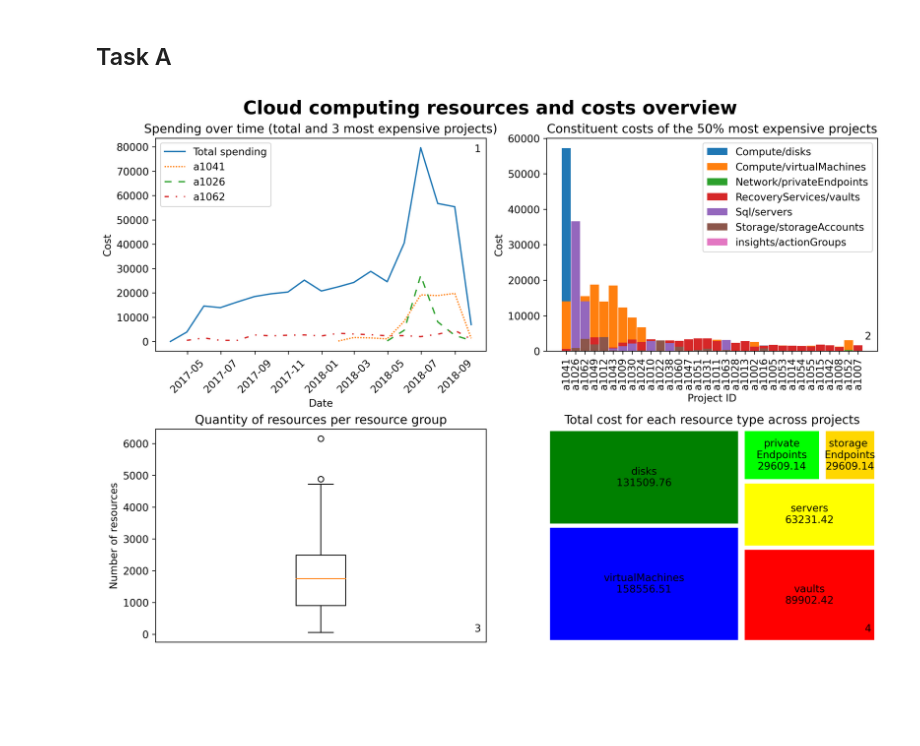
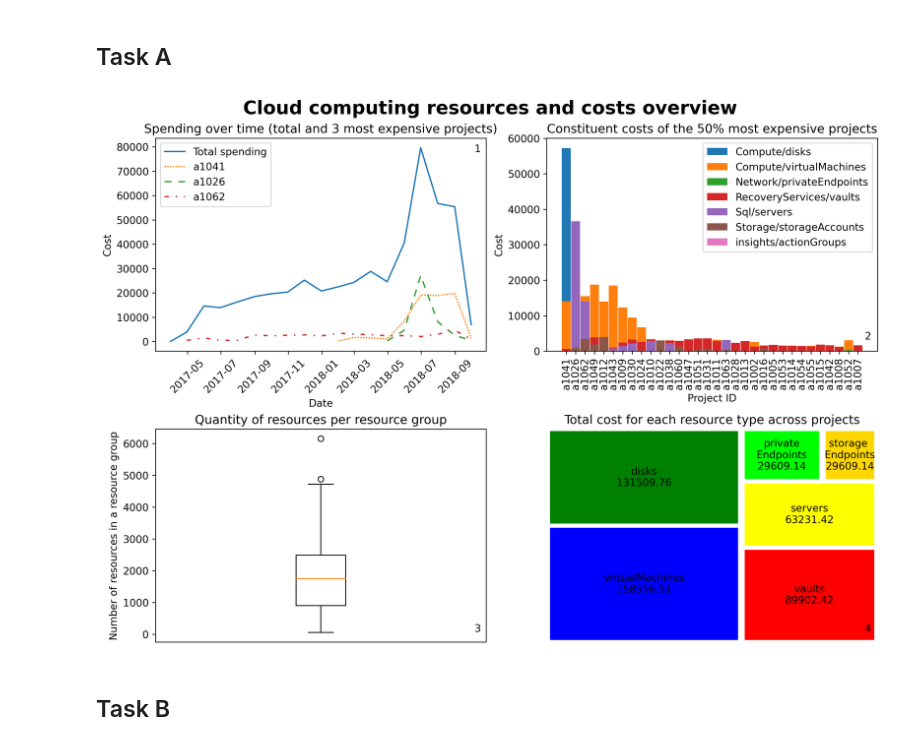
Before and after one commit to ChackMociute/Information-Visualization-coursework-1, a Jupyter notebook: Coursework 1.ipynb, the cells around one changed output. Saved outputs shown, nothing was run; the diff lists cells and outputs as text; code cells hidden in the pictures; blank space fills up the shorter version.

Commit message:
Added task B

```diff
--- a/Coursework 1.ipynb
+++ b/Coursework 1.ipynb
@@ -32,7 +38,6 @@ resource_cost = df.groupby(["Type"]).sum("Spend to Date").squeeze()
 resource_cost = resource_cost[resource_cost > 0].sort_values(ascending=False)
 # %%
 fig, axs = plt.subplots(2, 2, figsize=(11.69, 8.27), dpi=300, constrained_layout=True)
-matplotlib.rc('font', size=11)
 
 ax = axs[0, 0]
 styles = [(0, (1, 1)), (0, (5, 5)), (0, (3, 5, 1, 5))]
@@ -47,32 +52,34 @@ fig.text(0.48, 0.9, '1')
 ax.legend()
 
 ax = axs[0, 1]
 for label, data in prices_per_resource.iterrows():
     ax.bar(prices_per_resource.columns, data, 0.95, label=label)
 ax.set_xticklabels(ax.get_xticklabels(), rotation=90)
 ax.set_xlabel("Project ID")
 ax.set_ylabel("Cost")
 ax.set_title("Constituent costs of the 50% most expensive projects")
 fig.text(0.98, 0.56, '2')
 ax.legend()
 
 ax = axs[1, 0]
 ax.boxplot(resource_group_sizes)
 ax.set_xticks([])
-ax.set_ylabel("Number of resources")
+ax.set_ylabel("Number of resources in a resource group")
 ax.set_title("Quantity of resources per resource group")
 fig.text(0.48, 0.03, '3')
 
 labels = [f"{l}\n{c:.2f}" for l, c in zip(resource_cost.index, resource_cost)]
 labels[-2] = labels[-2][:7] + '\n' + labels[-2][7:]
 labels[-1] = labels[-1][:7] + ' ' + labels[-2][7:]
 colors = ['b', 'g', 'r', 'yellow', 'lime', 'gold']
 plot(sizes=resource_cost.to_numpy(), label=labels, color=colors, pad=1)
 plt.axis("off")
 plt.title("Total cost for each resource type across projects")
 fig.text(0.98, 0.03, '4')
 
 plt.suptitle("Cloud computing resources and costs overview", weight='bold', fontsize=20)
 plt.show()
 # %% [output]
-[figure, old version]
+[figure, new version]
+# %% [markdown]
+## Task B
```
Also changed, not shown: parts of 5 cells of this notebook.
